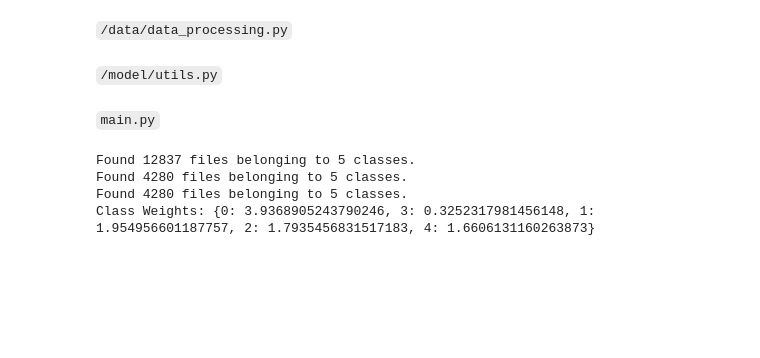
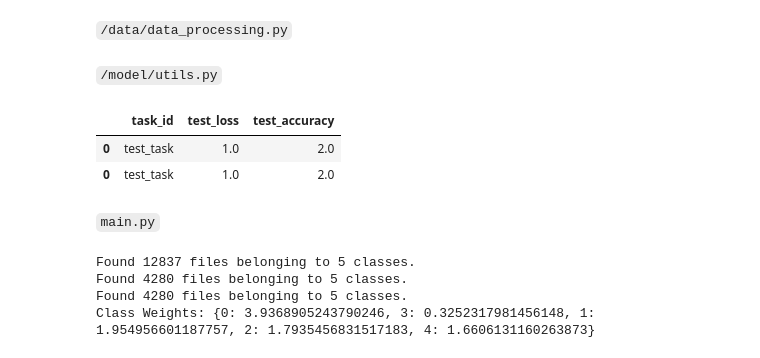
Before and after one commit to btsmith29/AMLS_II_assignment23_24, a Jupyter notebook: workings/assignment-workings.ipynb, the cells around one changed output. Cells and saved outputs as stored; diff of their text form; code cells hidden in the pictures; blank space fills up the shorter version.

```diff
--- a/workings/assignment-workings.ipynb
+++ b/workings/assignment-workings.ipynb
@@ -489,0 +357,8 @@ def train(task_id: str, model: Model,
+# %%
+df = create_test_record("test_task", [1.0, 2.0])
+# %%
+pd.concat([df, create_test_record("test_task", [1.0, 2.0])])
+# %% [output]
+|  | task_id | test_loss | test_accuracy |
+| 0 | test_task | 1.0 | 2.0 |
+| 0 | test_task | 1.0 | 2.0 |
```
Also changed, not shown: parts of 11 cells of this notebook.
